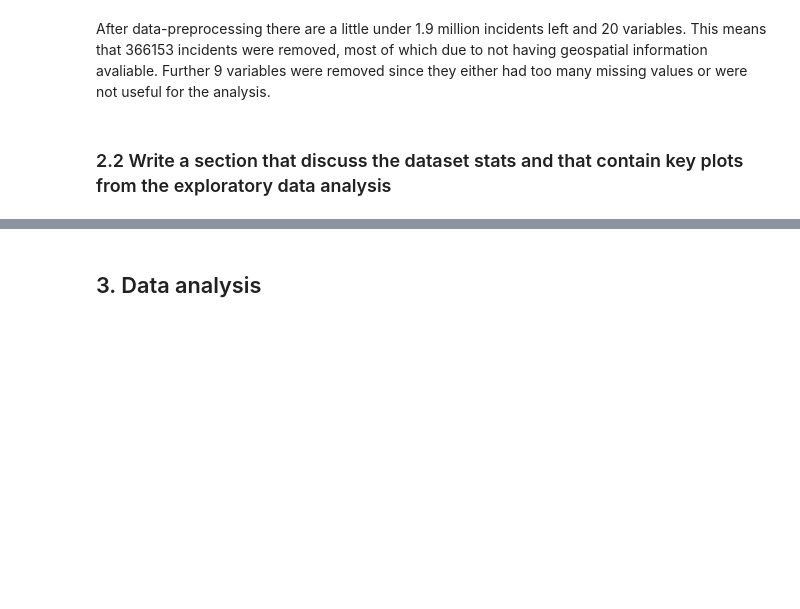
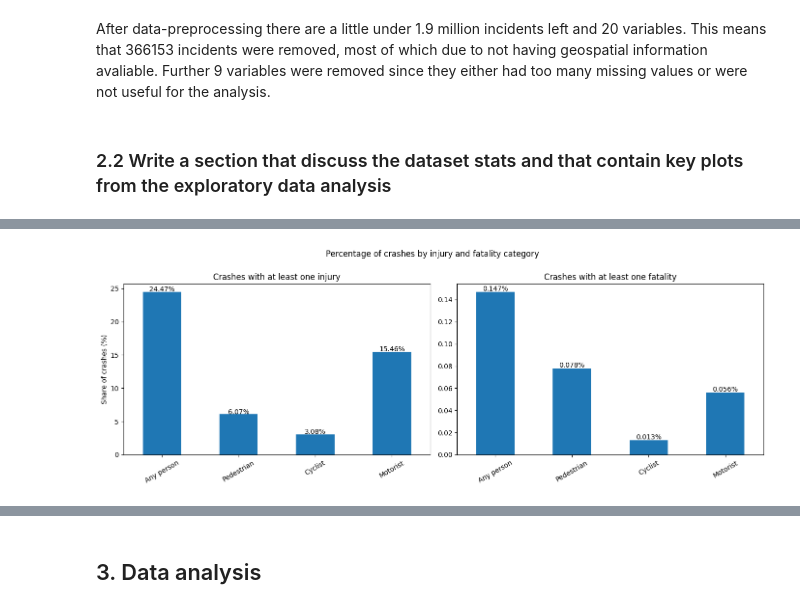
Before and after one commit to Melf-M/Final_project, a Jupyter notebook: Assignment_B/explainer.ipynb, the cells around one changed output, grey strips where cells are left out. Drawn from its saved outputs; the diff is of its cells as text; code cells hidden in the pictures; blank space fills up the shorter version.

```diff
--- a/Assignment_B/explainer.ipynb
+++ b/Assignment_B/explainer.ipynb
@@ -271,0 +304,40 @@ After data-preprocessing there are a little under 1.9 million incidents left and
+# %%
+injury_fractions = {
+    "Any person": (df_clean["NUMBER OF PERSONS INJURED"] > 0).mean(),
+    "Pedestrian": (df_clean["NUMBER OF PEDESTRIANS INJURED"] > 0).mean(),
+    "Cyclist": (df_clean["NUMBER OF CYCLIST INJURED"] > 0).mean(),
+    "Motorist": (df_clean["NUMBER OF MOTORIST INJURED"] > 0).mean(),
+}
+fatality_fractions = {
+    "Any person": (df_clean["NUMBER OF PERSONS KILLED"] > 0).mean(),
+    "Pedestrian": (df_clean["NUMBER OF PEDESTRIANS KILLED"] > 0).mean(),
+    "Cyclist": (df_clean["NUMBER OF CYCLIST KILLED"] > 0).mean(),
+    "Motorist": (df_clean["NUMBER OF MOTORIST KILLED"] > 0).mean(),
+}
+injury_series = pd.Series(injury_fractions) * 100
+fatality_series = pd.Series(fatality_fractions) * 100
+fig, axes = plt.subplots(1, 2, figsize=(14, 5))
+ax1 = axes[0]
+injury_series.plot(kind="bar", ax=ax1)
+ax1.set_title("Crashes with at least one injury")
+ax1.set_ylabel("Share of crashes (%)")
+ax1.set_xlabel("")
+ax1.tick_params(axis="x", rotation=30)
+
+for i, v in enumerate(injury_series):
+    ax1.text(i, v + 0.05, f"{v:.2f}%", ha="center")
+
+ax2 = axes[1]
+fatality_series.plot(kind="bar", ax=ax2)
+ax2.set_title("Crashes with at least one fatality")
+ax2.set_xlabel("")
+ax2.tick_params(axis="x", rotation=30)
+
+for i, v in enumerate(fatality_series):
+    ax2.text(i, v + max(fatality_series) * 0.03 - 0.0035, f"{v:.3f}%", ha="center")
+
+plt.suptitle("Percentage of crashes by injury and fatality category", y=1.00)
+plt.tight_layout()
+plt.show()
+# %% [output]
+[figure, added]
```
Also changed, not shown: parts of 3 cells of this notebook.
